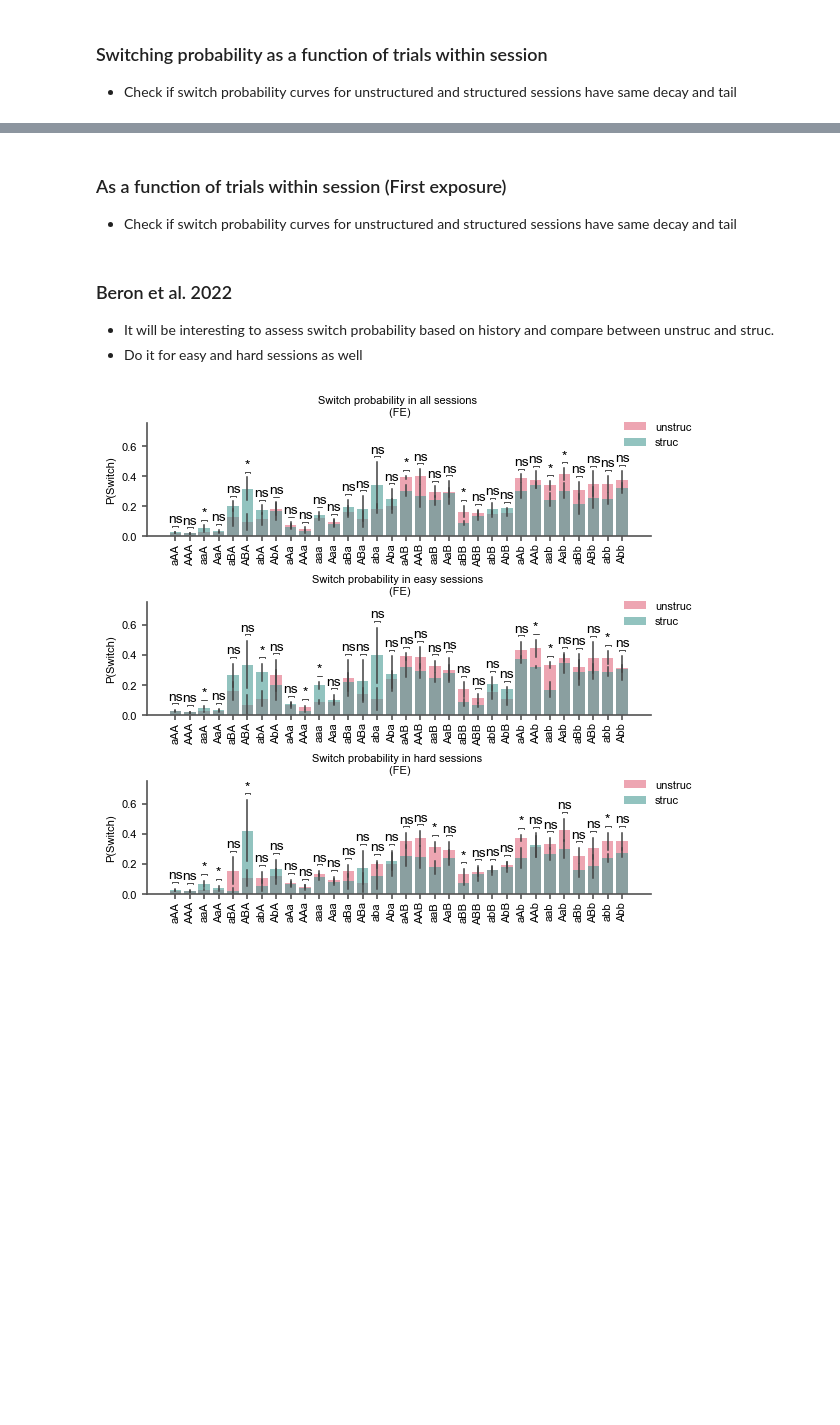
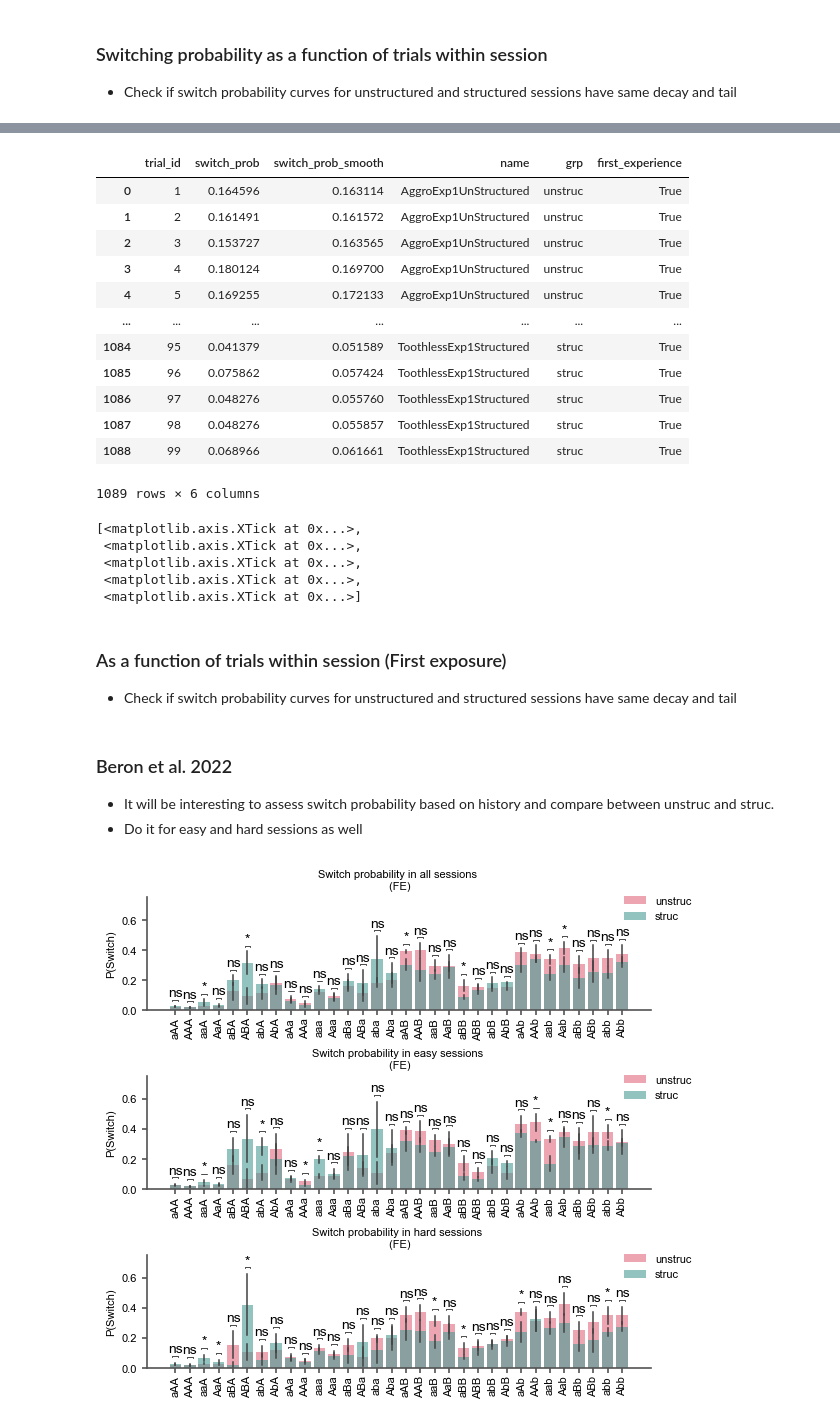
Before and after one commit to bapungiri/py_adlab_bg, a Jupyter notebook: mab_switching_probability1.ipynb, the cells around one changed output, grey strips where cells are left out. Drawn from its saved outputs; the diff is of its cells as text; code cells hidden in the pictures; blank space fills up the shorter version.

```diff
--- a/mab_switching_probability1.ipynb
+++ b/mab_switching_probability1.ipynb
@@ -5,6 +5,7 @@
 import numpy as np
 import pandas as pd
 import mab_subjects
+from banditpy.analyses import SwitchProb2Arm
 
 exps = mab_subjects.unstruc.allsess + mab_subjects.struc.allsess
 
@@ -12,15 +13,16 @@ swp_df = []
 
 for i, exp in enumerate(exps):
     print(exp.sub_name)
-    mab = exp.mab.keep_by_trials(min_trials=100, clip_max=100)
-    switch_prob = mab.get_switch_prob()
+    task = exp.b2a.filter_by_trials(min_trials=100, clip_max=100)
+    switch_prob = SwitchProb2Arm(task).by_session()
     print(f"Switch prob: {switch_prob}")
 
     df = pd.DataFrame(
         {
             "switch_prob": [switch_prob],
             "name": exp.sub_name,
-            "grp": "struc" if mab.is_structured else "unstruc",
+            "grp": "struc" if task.is_structured else "unstruc",
+            "first_experience": True if "Exp1" in exp.sub_name else False,
         }
     )
 
@@ -33,14 +53,16 @@ import matplotlib.pyplot as plt
 import seaborn as sns
 from neuropy import plotting
 import mab_subjects
+from statplotannot.plots.colormaps import colors_mab
 import numpy as np
 from statannotations.Annotator import Annotator
 from statplot_utils import stat_kw
 
-fig = plotting.Fig(1, 3, size=(11, 3), num=1)
+fig = plotting.Fig(1, 4, size=(11, 3), num=1, fontsize=10)
 
 grpdata = mab_subjects.GroupData()
 df = grpdata.switch_prob_100trials
+df = df[df["first_experience"] == True]
 
 ax = fig.subplot(fig.gs[0])
 # ax.axhline(0, color="gray", lw=0.8, zorder=0)
@@ -55,10 +77,10 @@ sns.stripplot(
     **plot_kw,
 )
 sns.barplot(
-    palette="husl",
+    palette=colors_mab(),
     # edgecolor="0.5",
     # facecolor=(0, 0, 0, 0),
-    alpha=0.4,
+    alpha=0.6,
     errorbar="se",
     **plot_kw,
 )
@@ -81,6 +110,7 @@ import numpy as np
 import pandas as pd
 import mab_subjects
 from scipy.ndimage import gaussian_filter1d
+from banditpy.analyses import SwitchProb2Arm
 
 
 exps = mab_subjects.unstruc.allsess + mab_subjects.struc.allsess
@@ -89,8 +119,8 @@ swp_df = []
 
 for i, exp in enumerate(exps):
     print(exp.sub_name)
-    mab = exp.mab.keep_by_trials(min_trials=100, clip_max=100)
-    switch_prob = mab.get_switch_prob_by_trial()
+    task = exp.b2a.filter_by_trials(min_trials=100, clip_max=100)
+    switch_prob = SwitchProb2Arm(task).by_trial()
     switch_prob_smooth = gaussian_filter1d(switch_prob, sigma=1)
 
     df = pd.DataFrame(
@@ -99,7 +129,8 @@ for i, exp in enumerate(exps):
             "switch_prob": switch_prob,
             "switch_prob_smooth": switch_prob_smooth,
             "name": exp.sub_name,
-            "grp": "struc" if mab.is_structured else "unstruc",
+            "grp": "struc" if task.is_structured else "unstruc",
+            "first_experience": True if "Exp1" in exp.sub_name else False,
         }
     )
 
@@ -110,3 +154,19 @@ mab_subjects.GroupData().save(swp_df, "switch_prob_by_trial_100trials")
+# %%
+swp_df
+# %% [output]
+|  | trial_id | switch_prob | switch_prob_smooth | name | grp | first_experience |
+| 0 | 1 | 0.164596 | 0.163114 | AggroExp1UnStructured | unstruc | True |
+| 1 | 2 | 0.161491 | 0.161572 | AggroExp1UnStructured | unstruc | True |
+| 2 | 3 | 0.153727 | 0.163565 | AggroExp1UnStructured | unstruc | True |
+| 3 | 4 | 0.180124 | 0.169700 | AggroExp1UnStructured | unstruc | True |
+| 4 | 5 | 0.169255 | 0.172133 | AggroExp1UnStructured | unstruc | True |
+| ... | ... | ... | ... | ... | ... | ... |
+| 1084 | 95 | 0.041379 | 0.051589 | ToothlessExp1Structured | struc | True |
+| 1085 | 96 | 0.075862 | 0.057424 | ToothlessExp1Structured | struc | True |
+| 1086 | 97 | 0.048276 | 0.055760 | ToothlessExp1Structured | struc | True |
+| 1087 | 98 | 0.048276 | 0.055857 | ToothlessExp1Structured | struc | True |
+| 1088 | 99 | 0.068966 | 0.061661 | ToothlessExp1Structured | struc | True |
+1089 rows × 6 columns
 # %%
 import matplotlib.pyplot as plt
 import seaborn as sns
@@ -115,19 +175,21 @@ import mab_subjects
 import numpy as np
 from statannotations.Annotator import Annotator
 from statplot_utils import stat_kw
+from statplotannot.plots.colormaps import colors_mab
 
-fig = plotting.Fig(8, 4, size=(8.5, 11), num=1)
+fig = plotting.Fig(4, 2, size=(8.5, 11), num=1, fontsize=10)
 
 grpdata = mab_subjects.GroupData()
 df = grpdata.switch_prob_by_trial_100trials
+df = df[df["first_experience"] == True]
 
 ax = fig.subplot(fig.gs[0])
 # ax.axhline(0, color="gray", lw=0.8, zorder=0)
 
 plot_kw = dict(data=df, x="trial_id", y="switch_prob", hue="grp", ax=ax)
 sns.lineplot(
-    # palette="husl",
-    palette=["#E89317", "#3980ea"],
+    palette=colors_mab(),
+    # palette=["#E89317", "#3980ea"],
     errorbar="se",
     err_kws={"edgecolor": None},
     **plot_kw,
@@ -145,19 +207,25 @@ ax_ = fig.subplot(fig.gs[1])
 
 plot_kw = dict(data=df, x="trial_id", y="switch_prob_smooth", hue="grp", ax=ax_)
 sns.lineplot(
-    # palette="husl",
-    palette=["#E89317", "#3980ea"],
+    palette=colors_mab(),
+    # palette=["#E89317", "#3980ea"],
     errorbar="se",
     err_kws={"edgecolor": None},
     **plot_kw,
 )
 
 
-ax.set_title("Switch probability \n (All sessions)")
+ax.set_title("Switch probability")
 ax.get_legend().remove()
 ax.set_ylim(0.02, 0.17)
 ax.set_xlim(1, 100)
 ax.set_xticks([1, 25, 50, 75, 100])
+# %% [output]
+[<matplotlib.axis.XTick at 0x...>,
+ <matplotlib.axis.XTick at 0x...>,
+ <matplotlib.axis.XTick at 0x...>,
+ <matplotlib.axis.XTick at 0x...>,
+ <matplotlib.axis.XTick at 0x...>]
 # %% [markdown]
 ### As a function of trials within session (First exposure)
 - Check if switch probability curves for unstructured and structured sessions have same decay and tail
```
Also changed, not shown: parts of 3 cells of this notebook, 4 other files.
